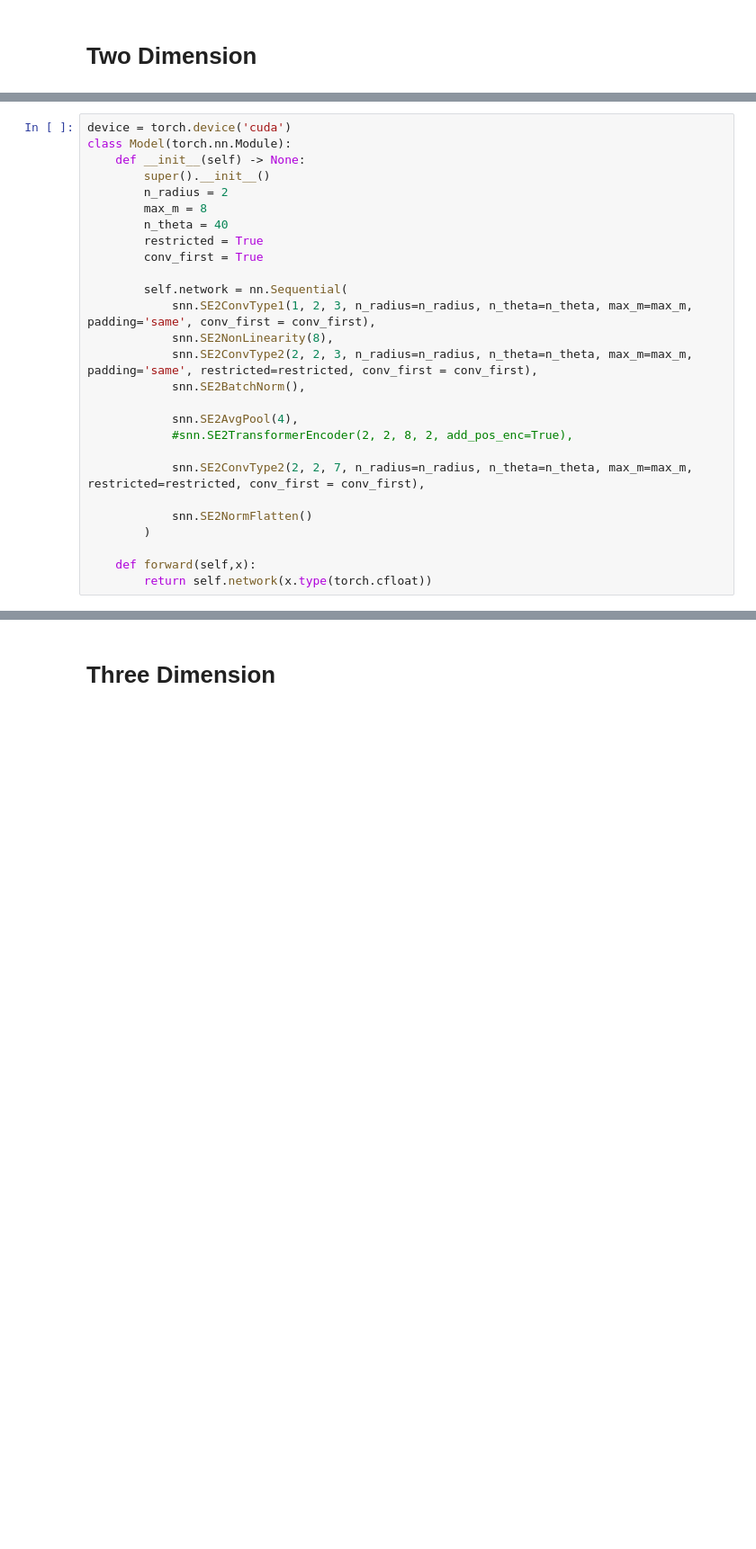
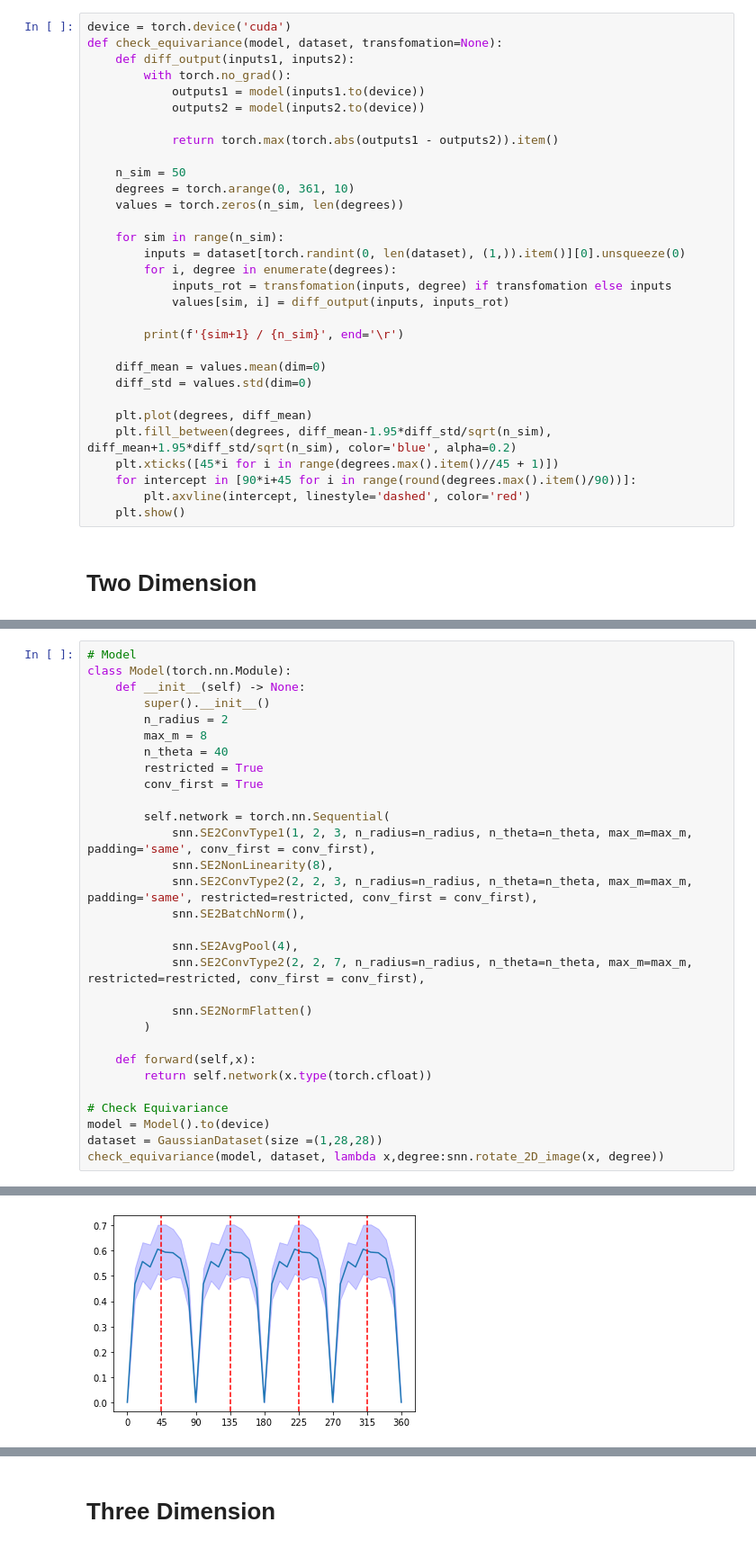
Before and after one commit to SoumyabrataKundu/Steerable, a Jupyter notebook: Steerable.ipynb, the cells around one changed output, grey strips where cells are left out. Shown at 90% size. Drawn from its saved outputs; the diff is of its cells as text; blank space fills up the shorter version.

```diff
--- a/Steerable.ipynb
+++ b/Steerable.ipynb
@@ -8,2 +27,33 @@ import Steerable.nn as snn
+# %%
+device = torch.device('cuda')
+def check_equivariance(model, dataset, transfomation=None):
+    def diff_output(inputs1, inputs2):
+        with torch.no_grad():
+            outputs1 = model(inputs1.to(device))
+            outputs2 = model(inputs2.to(device))
+
+            return torch.max(torch.abs(outputs1 - outputs2)).item()
+
+    n_sim = 50
+    degrees = torch.arange(0, 361, 10)
+    values = torch.zeros(n_sim, len(degrees))
+
+    for sim in range(n_sim):
+        inputs = dataset[torch.randint(0, len(dataset), (1,)).item()][0].unsqueeze(0)
+        for i, degree in enumerate(degrees):
+            inputs_rot = transfomation(inputs, degree) if transfomation else inputs
+            values[sim, i] = diff_output(inputs, inputs_rot)
+
+        print(f'{sim+1} / {n_sim}', end='\r')
+
+    diff_mean = values.mean(dim=0)
+    diff_std = values.std(dim=0)
+
+    plt.plot(degrees, diff_mean)
+    plt.fill_between(degrees, diff_mean-1.95*diff_std/sqrt(n_sim),  diff_mean+1.95*diff_std/sqrt(n_sim), color='blue', alpha=0.2)
+    plt.xticks([45*i for i in range(degrees.max().item()//45 + 1)])
+    for intercept in [90*i+45 for i in range(round(degrees.max().item()/90))]:
+        plt.axvline(intercept, linestyle='dashed', color='red')
+    plt.show()
 # %% [markdown]
 # Two Dimension
@@ -12,5 +60,5 @@ import Steerable.nn as snn
 # %%
-device = torch.device('cuda')
+# Model
 class Model(torch.nn.Module):
     def __init__(self) -> None:
         super().__init__()
@@ -20,15 +68,13 @@ class Model(torch.nn.Module):
         restricted = True
         conv_first = True
 
-        self.network = nn.Sequential(
+        self.network = torch.nn.Sequential(
             snn.SE2ConvType1(1, 2, 3, n_radius=n_radius, n_theta=n_theta, max_m=max_m, padding='same', conv_first = conv_first),
             snn.SE2NonLinearity(8),
             snn.SE2ConvType2(2, 2, 3, n_radius=n_radius, n_theta=n_theta, max_m=max_m, padding='same', restricted=restricted, conv_first = conv_first),
             snn.SE2BatchNorm(),
 
             snn.SE2AvgPool(4),
-            #snn.SE2TransformerEncoder(2, 2, 8, 2, add_pos_enc=True),
-
             snn.SE2ConvType2(2, 2, 7, n_radius=n_radius, n_theta=n_theta, max_m=max_m, restricted=restricted, conv_first = conv_first),
 
             snn.SE2NormFlatten()
@@ -36,3 +82,9 @@ class Model(torch.nn.Module):
 
     def forward(self,x):
         return self.network(x.type(torch.cfloat))
+
+# Check Equivariance
+model = Model().to(device)
+dataset = GaussianDataset(size =(1,28,28))
+check_equivariance(model, dataset, lambda x,degree:snn.rotate_2D_image(x, degree))
+# %% [output]
@@ -38,0 +92 @@ class Model(torch.nn.Module):
+[figure, added]
```
Also changed, not shown: parts of 18 cells of this notebook, 6 other files.
